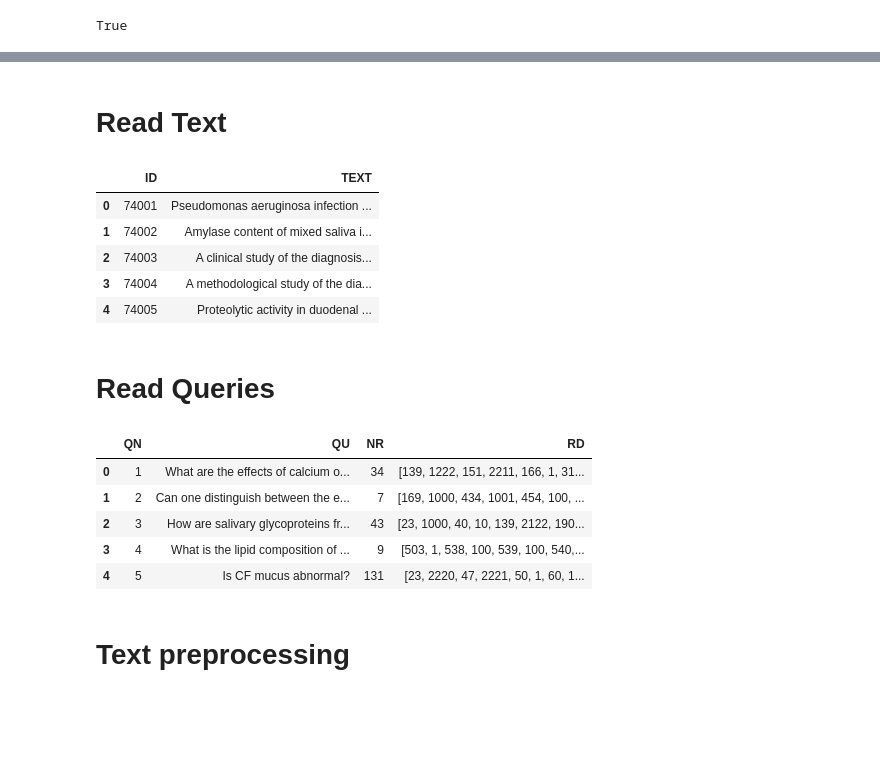
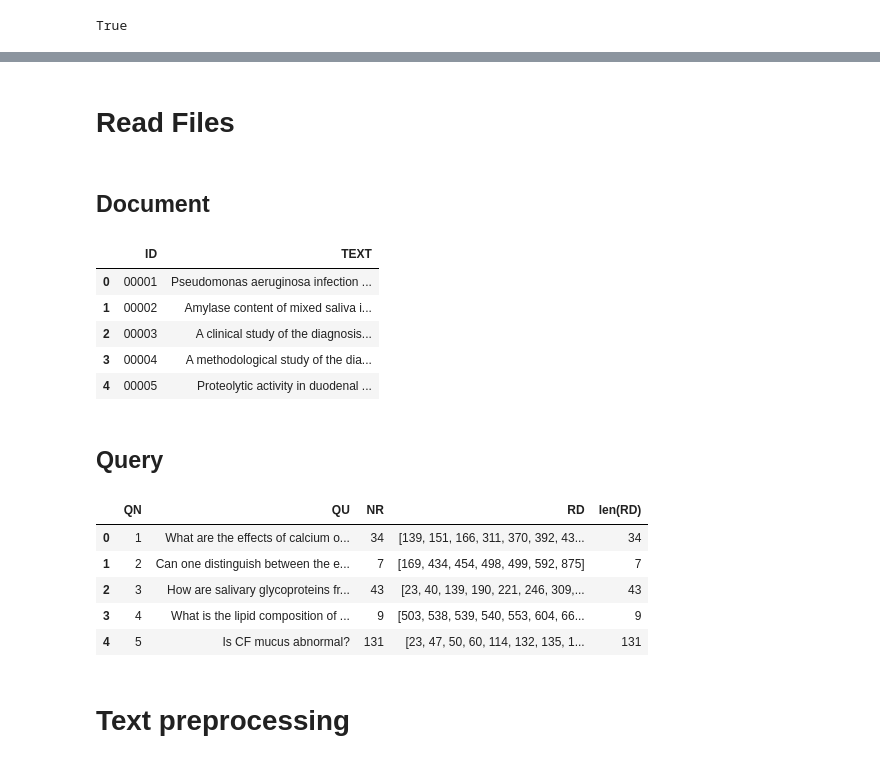
Before and after one commit to AnnaPaulaFigueiredo/INFORMATION-RETRIEVAL-TP1, a Jupyter notebook: code/analysis.ipynb, the cells around one changed output, grey strips where cells are left out. Cells and saved outputs as stored; diff of their text form; code cells hidden in the pictures; blank space fills up the shorter version.

```diff
--- a/code/analysis.ipynb
+++ b/code/analysis.ipynb
@@ -15,10 +15,16 @@ import random
 from nltk.stem import PorterStemmer
 from nltk.corpus import wordnet
 import random
+import time
+import faiss
+from nltk.stem import SnowballStemmer
+from sentence_transformers import SentenceTransformer
+import matplotlib.pyplot as plt
+import numpy as np
+pd.options.display.float_format = '{:,.4f}'.format
+tqdm.pandas()
 
-tqdm.pandas()
 nlp = spacy.load("en_core_web_sm")
-
 nltk.download('stopwords')
 nltk.download('wordnet')
 nltk.download('punkt')
@@ -56,8 +61,10 @@ SnowballStemmer.languages
+# %% [markdown]
+# Read  Files
 # %%
 fn_files = ['cf74', 'cf75', 'cf76', 'cf77', 'cf78', 'cf79']
 fn_queries = 'cfquery'
-# %% [markdown]
-# Read Text
+# %% [markdown]
+## Document
 # %%
 def extract_informations(filename):
     data = {}
@@ -67,7 +74,7 @@ def extract_informations(filename):
     try:
         with open(filename, "r", encoding='ansi') as file:
             for line in file:
-                if line.startswith("PN"):
+                if line.startswith("RN"): # É o ID
                     # Se há uma informação anterior, armazena no dicionário
                     if id_actual and information:
                         data[id_actual] = information
@@ -107,13 +114,13 @@ df_data = pd.DataFrame(list(data_complete.items()), columns=['ID', 'TEXT'])
 df_data.head()
 # %% [output]
 |  | ID | TEXT |
-| 0 | 74001 | Pseudomonas aeruginosa infection ... |
-| 1 | 74002 | Amylase content of mixed saliva i... |
-| 2 | 74003 | A clinical study of the diagnosis... |
-| 3 | 74004 | A methodological study of the dia... |
-| 4 | 74005 | Proteolytic activity in duodenal ... |
+| 0 | 00001 | Pseudomonas aeruginosa infection ... |
+| 1 | 00002 | Amylase content of mixed saliva i... |
+| 2 | 00003 | A clinical study of the diagnosis... |
+| 3 | 00004 | A methodological study of the dia... |
+| 4 | 00005 | Proteolytic activity in duodenal ... |
-# %% [markdown]
-# Read Queries
+# %% [markdown]
+## Query
 # %%
 def read_file_query(file_path):
 
@@ -141,39 +148,42 @@ def read_file_query(file_path):
                             # Reinicia as variáveis para o próximo 'QN'
                             qn_id = int(re.search(r'\d+', proxima_linha).group())
                             qu_texto = None
                             nr_numero = None
                             rd_lista = []
                             break
                         rd_lista.extend([int(x) for x in re.findall(r'\d+', proxima_linha)])
                     except StopIteration:
                         break
             elif linha.startswith('QN'):
                 qn_id = int(re.search(r'\d+', linha).group())
             elif linha.startswith('QU'):
                 qu_texto = linha[3:].strip()
             elif linha.startswith('NR'):
                 nr_numero = int(re.search(r'\d+', linha).group())
 
     # Adiciona os últimos dados, se houver
     if qn_id is not None:
         data['QN'].append(qn_id)
         data['QU'].append(qu_texto)
         data['NR'].append(nr_numero)
         data['RD'].append(rd_lista)
 
     df = pd.DataFrame(data)
+    df["RD"] = df["RD"].apply(lambda x: x[::2])
+    df["len(RD)"] = df["RD"].apply(lambda x: len(x))
+
     return df
 
 # Lê o arquivo e cria o DataFrame
 df_query = read_file_query(f'../data/{fn_queries}')
 df_query.head()
 # %% [output]
-|  | QN | QU | NR | RD |
-| 0 | 1 | What are the effects of calcium o... | 34 | [139, 1222, 151, 2211, 166, 1, 31... |
-| 1 | 2 | Can one distinguish between the e... | 7 | [169, 1000, 434, 1001, 454, 100, ... |
-| 2 | 3 | How are salivary glycoproteins fr... | 43 | [23, 1000, 40, 10, 139, 2122, 190... |
-| 3 | 4 | What is the lipid composition of ... | 9 | [503, 1, 538, 100, 539, 100, 540,... |
-| 4 | 5 | Is CF mucus abnormal? | 131 | [23, 2220, 47, 2221, 50, 1, 60, 1... |
+|  | QN | QU | NR | RD | len(RD) |
+| 0 | 1 | What are the effects of calcium o... | 34 | [139, 151, 166, 311, 370, 392, 43... | 34 |
+| 1 | 2 | Can one distinguish between the e... | 7 | [169, 434, 454, 498, 499, 592, 875] | 7 |
+| 2 | 3 | How are salivary glycoproteins fr... | 43 | [23, 40, 139, 190, 221, 246, 309,... | 43 |
+| 3 | 4 | What is the lipid composition of ... | 9 | [503, 538, 539, 540, 553, 604, 66... | 9 |
+| 4 | 5 | Is CF mucus abnormal? | 131 | [23, 47, 50, 60, 114, 132, 135, 1... | 131 |
 # %% [markdown]
 # Text preprocessing
 # %%
```
Also changed, not shown: parts of 50 cells of this notebook.
